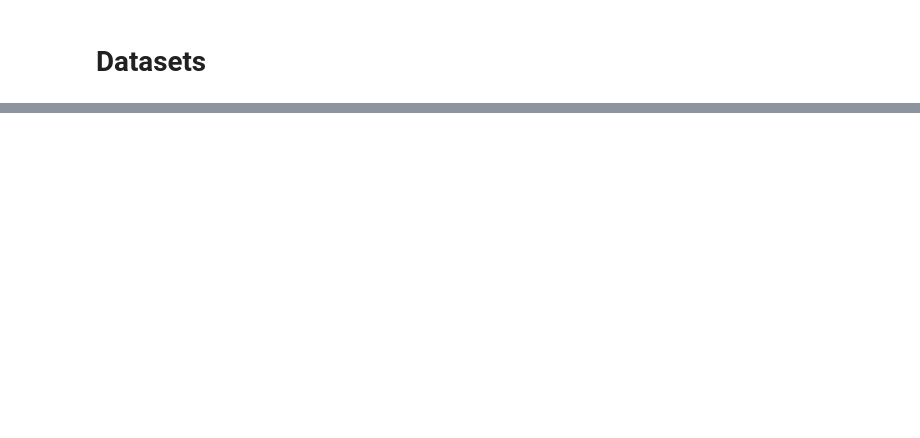
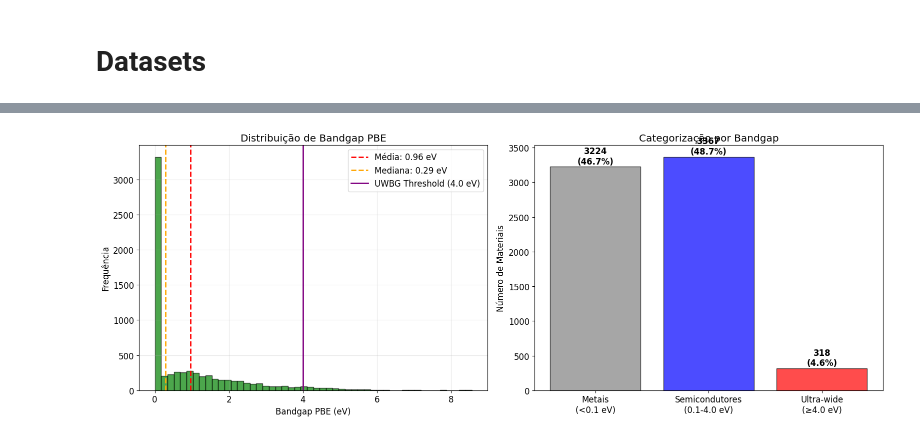
Before and after one commit to victormatteus04/uwbg-tcc, a Jupyter notebook: notebooks/datasets.ipynb, the cells around one changed output, grey strips where cells are left out. Cells and saved outputs as stored; diff of their text form; code cells hidden in the pictures; blank space fills up the shorter version.

```diff
--- a/notebooks/datasets.ipynb
+++ b/notebooks/datasets.ipynb
@@ -569,0 +464,43 @@ print(df2)
+# %%
+# 2. Análise de Bandgap
+fig, (ax1, ax2) = plt.subplots(1, 2, figsize=(16, 6))
+
+# Histograma de bandgap PBE
+bandgaps = df_materials['Band_gap_PBE'].dropna()
+ax1.hist(bandgaps, bins=50, alpha=0.7, color='green', edgecolor='black')
+ax1.axvline(bandgaps.mean(), color='red', linestyle='--', linewidth=2, label=f'Média: {bandgaps.mean():.2f} eV')
+ax1.axvline(bandgaps.median(), color='orange', linestyle='--', linewidth=2, label=f'Mediana: {bandgaps.median():.2f} eV')
+ax1.axvline(4.0, color='purple', linestyle='-', linewidth=2, label='UWBG Threshold (4.0 eV)')
+ax1.set_xlabel('Bandgap PBE (eV)')
+ax1.set_ylabel('Frequência')
+ax1.set_title('Distribuição de Bandgap PBE')
+ax1.legend()
+ax1.grid(True, alpha=0.3)
+
+# Categorização de bandgap
+categories = ['Metais\n(<0.1 eV)', 'Semicondutores\n(0.1-4.0 eV)', 'Ultra-wide\n(≥4.0 eV)']
+counts = [
+    len(bandgaps[bandgaps < 0.1]),
+    len(bandgaps[(bandgaps >= 0.1) & (bandgaps < 4.0)]),
+    len(bandgaps[bandgaps >= 4.0])
+]
+colors = ['gray', 'blue', 'red']
+
+bars = ax2.bar(categories, counts, color=colors, alpha=0.7, edgecolor='black')
+ax2.set_ylabel('Número de Materiais')
+ax2.set_title('Categorização por Bandgap')
+
+# Adicionar percentuais
+total = sum(counts)
+for bar, count in zip(bars, counts):
+    height = bar.get_height()
+    percentage = (count / total) * 100
+    ax2.text(bar.get_x() + bar.get_width()/2., height + 10,
+             f'{count}\n({percentage:.1f}%)',
+             ha='center', va='bottom', fontweight='bold')
+
+plt.tight_layout()
+plt.savefig('../figures/bandgap_analysis.png', dpi=300, bbox_inches='tight')
+plt.show()
+# %% [output]
+[figure, added]
```
Also changed, not shown: parts of 70 cells of this notebook.
